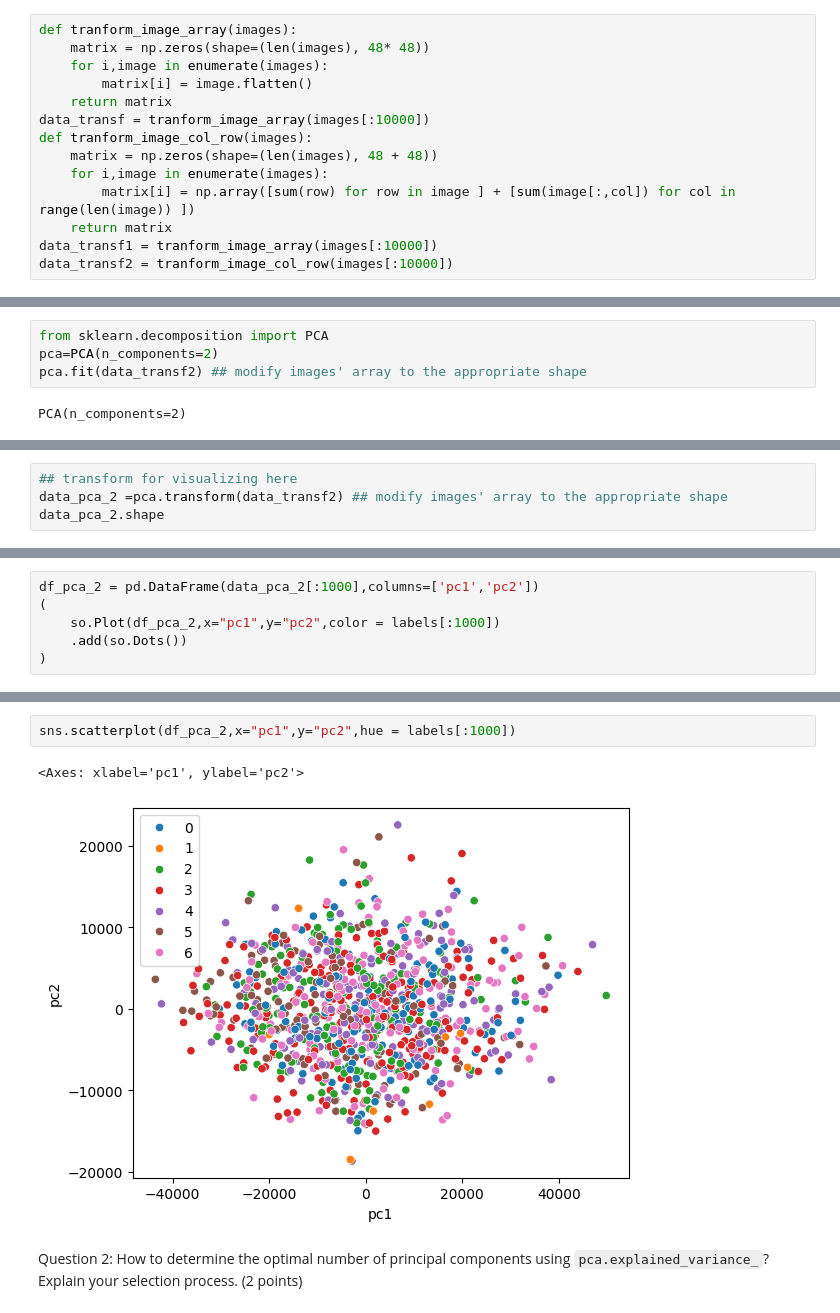
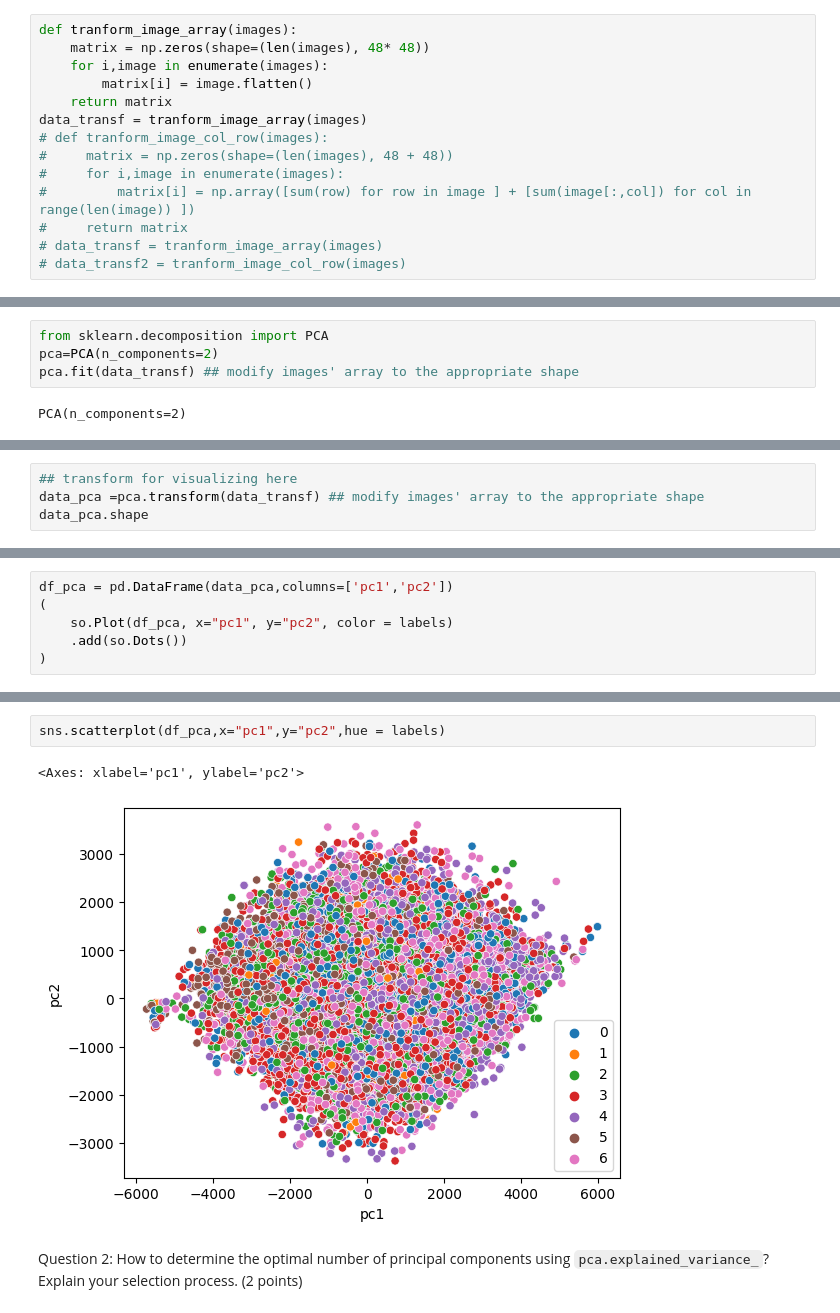
Before and after one commit to nguyenmai333/Fundamental-ML, a Jupyter notebook: notebooks/EDA.ipynb, the cells around one changed output, grey strips where cells are left out. Saved outputs shown, nothing was run; the diff lists cells and outputs as text.

````diff
--- a/notebooks/EDA.ipynb
+++ b/notebooks/EDA.ipynb
@@ -81,11 +87,11 @@ def tranform_image_array(images):
     for i,image in enumerate(images):
         matrix[i] = image.flatten()
     return matrix
-data_transf = tranform_image_array(images[:10000])
-def tranform_image_col_row(images):
-    matrix = np.zeros(shape=(len(images), 48 + 48))
-    for i,image in enumerate(images):
-        matrix[i] = np.array([sum(row) for row in image ] + [sum(image[:,col]) for col in range(len(image)) ])
-    return matrix
-data_transf1 = tranform_image_array(images[:10000])
-data_transf2 = tranform_image_col_row(images[:10000])
+data_transf = tranform_image_array(images)
+# def tranform_image_col_row(images):
+#     matrix = np.zeros(shape=(len(images), 48 + 48))
+#     for i,image in enumerate(images):
+#         matrix[i] = np.array([sum(row) for row in image ] + [sum(image[:,col]) for col in range(len(image)) ])
+#     return matrix
+# data_transf = tranform_image_array(images)
+# data_transf2 = tranform_image_col_row(images)
@@ -104,7 +100,7 @@ Pca with 2 pcs
 # %%
 from sklearn.decomposition import PCA
 pca=PCA(n_components=2)
-pca.fit(data_transf2) ## modify images' array to the appropriate shape
+pca.fit(data_transf) ## modify images' array to the appropriate shape
 # %% [output]
 PCA(n_components=2)
 # %%
@@ -114,5 +110,5 @@ sum(pca.explained_variance_ratio_)
 # %%
 ## transform for visualizing here
-data_pca_2 =pca.transform(data_transf2) ## modify images' array to the appropriate shape
-data_pca_2.shape
+data_pca =pca.transform(data_transf) ## modify images' array to the appropriate shape
+data_pca.shape
 # %% [output]
@@ -120,7 +116,7 @@ data_pca_2.shape
 # %%
-df_pca_2 = pd.DataFrame(data_pca_2[:1000],columns=['pc1','pc2'])
+df_pca = pd.DataFrame(data_pca,columns=['pc1','pc2'])
 (
-    so.Plot(df_pca_2,x="pc1",y="pc2",color = labels[:1000])
+    so.Plot(df_pca, x="pc1", y="pc2", color = labels)
     .add(so.Dots())
 )
 # %% [output]
@@ -128,8 +124,8 @@ df_pca_2 = pd.DataFrame(data_pca_2[:1000],columns=['pc1','pc2'])
 # %%
-sns.scatterplot(df_pca_2,x="pc1",y="pc2",hue = labels[:1000])
+sns.scatterplot(df_pca,x="pc1",y="pc2",hue = labels)
 # %% [output]
 <Axes: xlabel='pc1', ylabel='pc2'>
-[figure, old version]
+[figure, new version]
 # %% [markdown]
 Question 2: How to determine the optimal number of principal components using ```pca.explained_variance_```? Explain your selection process. (2 points)
 # %%
````
Also changed, not shown: parts of 110 cells of this notebook.
